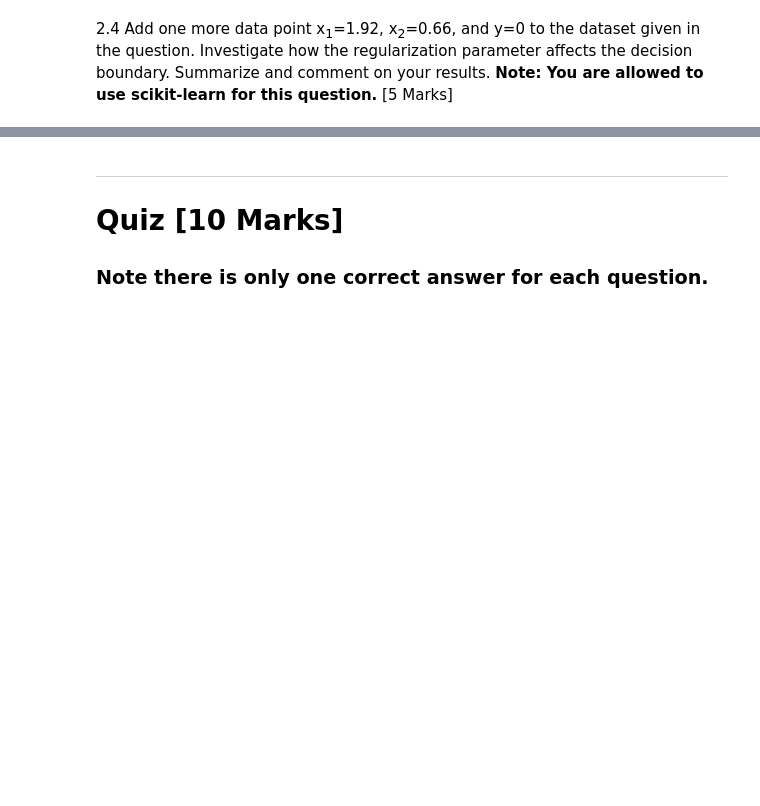
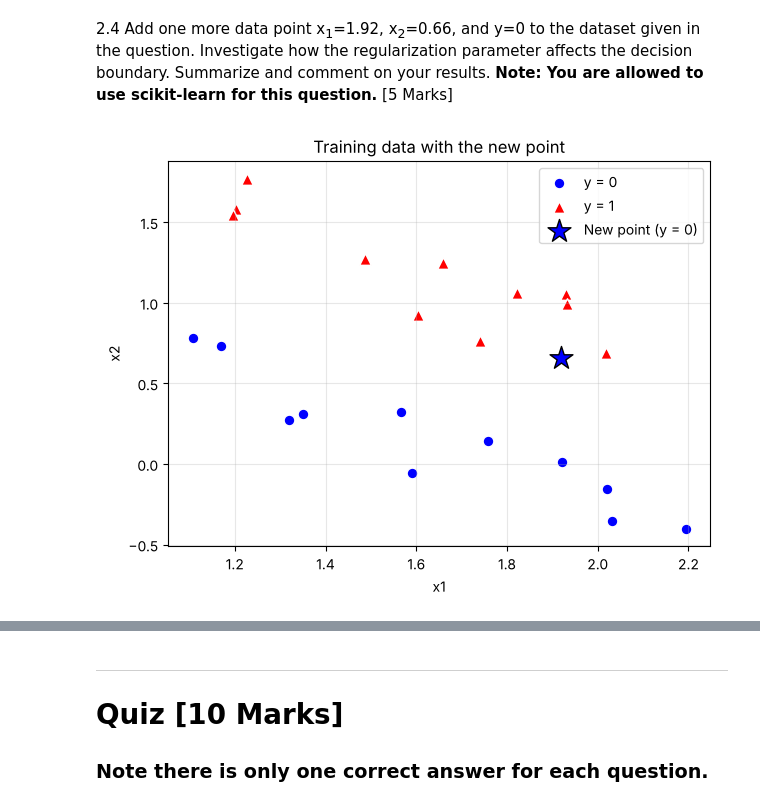
Before and after one commit to 25adiaz-apps/assignment-3-machine-learning, a Jupyter notebook: notebooks/CIVE779MachineLearningforEngineers-Assignment3.ipynb, the cells around one changed output, grey strips where cells are left out. Cells and saved outputs as stored; diff of their text form; code cells hidden in the pictures; blank space fills up the shorter version.

```diff
--- a/notebooks/CIVE779MachineLearningforEngineers-Assignment3.ipynb
+++ b/notebooks/CIVE779MachineLearningforEngineers-Assignment3.ipynb
@@ -271,3 +271,24 @@ Support vectors:
 # %%
 # TODO: Please provide your answers here. You can add more cells for code or texts if needed.
 # Don't delete these two comments so that it would be easier for me to locate your answers.
+# %%
+# Add the new data point (x1 = 1.92, x2 = 0.66, y = 0)
+X_new = np.vstack((X, [1.92, 0.66]))
+y_new = np.append(y, 0)
+
+# Plot the data with the new point highlighted
+plt.figure(figsize=(7, 5))
+plt.scatter(X_new[y_new == 0, 0], X_new[y_new == 0, 1], marker="o", s=60, color="blue",
+            edgecolors="white", linewidths=1, label="y = 0")
+plt.scatter(X_new[y_new == 1, 0], X_new[y_new == 1, 1], marker="^", s=70, color="red",
+            edgecolors="white", linewidths=1, label="y = 1")
+plt.scatter(1.92, 0.66, marker="*", s=300, color="blue", edgecolors="black",
+            linewidths=1, label="New point (y = 0)")
+plt.xlabel("x1")
+plt.ylabel("x2")
+plt.title("Training data with the new point")
+plt.grid(alpha=0.3)
+plt.legend()
+plt.show()
+# %% [output]
+[figure, added]
```
Also changed, not shown: parts of 2 cells of this notebook.
